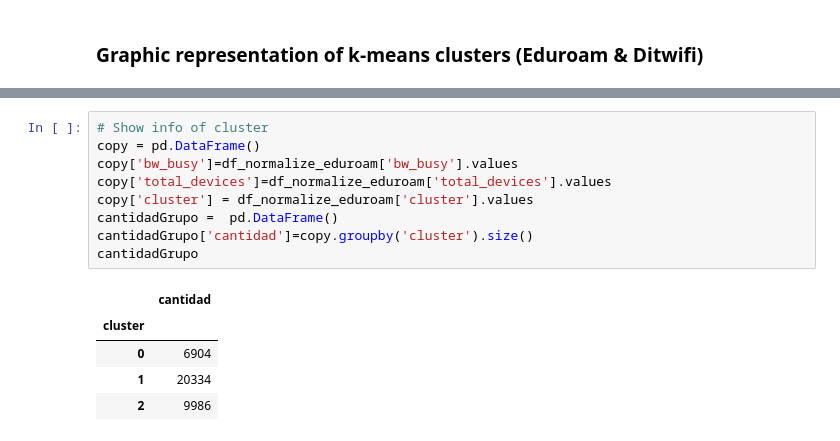
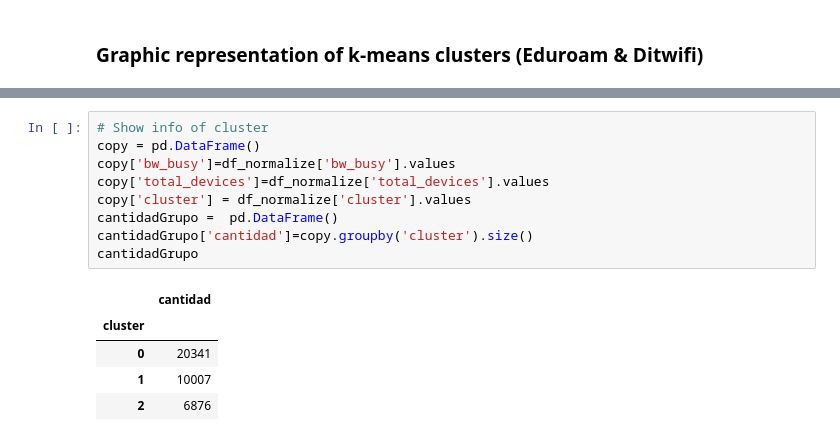
Before and after one commit to alvaroanua/TFG, a Jupyter notebook: Kmean/KMEAN_Dublin_Manianas.ipynb, the cells around one changed output, grey strips where cells are left out. Cells and saved outputs as stored; diff of their text form.

Commit message:
Kmeans Dublin añadido el contador de cluster

```diff
--- a/Kmean/KMEAN_Dublin_Manianas.ipynb
+++ b/Kmean/KMEAN_Dublin_Manianas.ipynb
@@ -522,15 +552,15 @@ plt.show()
 # %%
 # Show info of cluster
 copy = pd.DataFrame()
-copy['bw_busy']=df_normalize_eduroam['bw_busy'].values
-copy['total_devices']=df_normalize_eduroam['total_devices'].values
-copy['cluster'] = df_normalize_eduroam['cluster'].values
+copy['bw_busy']=df_normalize['bw_busy'].values
+copy['total_devices']=df_normalize['total_devices'].values
+copy['cluster'] = df_normalize['cluster'].values
 cantidadGrupo =  pd.DataFrame()
 cantidadGrupo['cantidad']=copy.groupby('cluster').size()
 cantidadGrupo
 # %% [output]
 |  | cantidad |
 | cluster |  |
-| 0 | 6904 |
-| 1 | 20334 |
-| 2 | 9986 |
+| 0 | 20341 |
+| 1 | 10007 |
+| 2 | 6876 |
```
Also changed, not shown: parts of 5 cells of this notebook, 2 other files.
